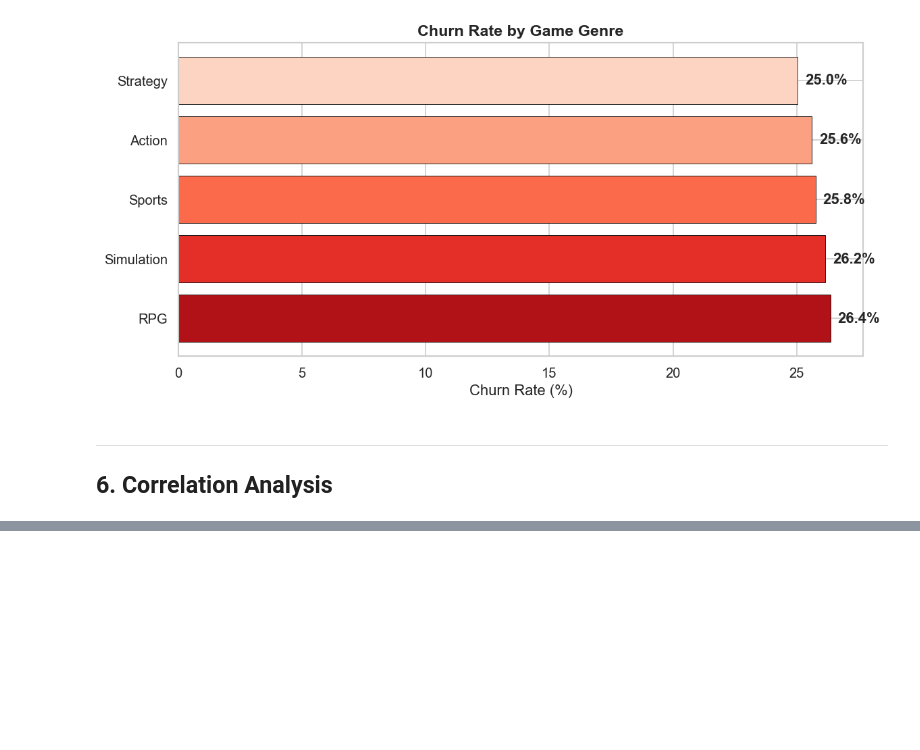
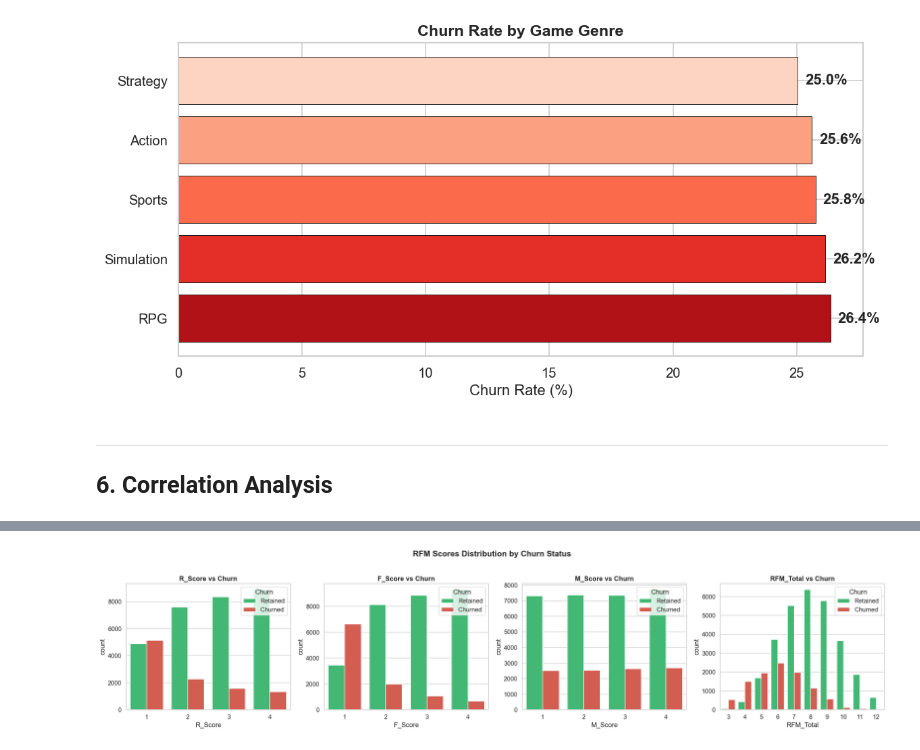
Before and after one commit to addy9051/game_analytics_project, a Jupyter notebook: notebooks/01_exploratory_data_analysis_executed.nbconvert.ipynb, the cells around one changed output, grey strips where cells are left out. Drawn from its saved outputs; the diff is of its cells as text; code cells hidden in the pictures; blank space fills up the shorter version.

```diff
--- a/notebooks/01_exploratory_data_analysis_executed.nbconvert.ipynb
+++ b/notebooks/01_exploratory_data_analysis_executed.nbconvert.ipynb
@@ -673,0 +265,26 @@ SparkSession terminated.
+# %%
+# Derived features
+df = df.withColumn('TotalWeeklyMinutes', F.col('SessionsPerWeek') * F.col('AvgSessionDurationMinutes'))
+df = df.withColumn('AchievementsPerLevel', F.col('AchievementsUnlocked') / (F.col('PlayerLevel') + 1))
+df = df.withColumn('PlayIntensity', F.col('PlayTimeHours') * F.col('SessionsPerWeek'))
+df = df.withColumn('MonetaryProxy', F.col('PlayTimeHours') * (F.col('InGamePurchases') + 1))
+
+# Compute quartile boundaries in PySpark
+r_quantiles = df.approxQuantile('AvgSessionDurationMinutes', [0.25, 0.5, 0.75], 0.01)
+f_quantiles = df.approxQuantile('SessionsPerWeek', [0.25, 0.5, 0.75], 0.01)
+m_quantiles = df.approxQuantile('MonetaryProxy', [0.25, 0.5, 0.75], 0.01)
+
+# Score each dimension 1-4 using PySpark
+def quartile_score(col_name, q):
+    return (F.when(F.col(col_name) <= q[0], 1)
+             .when(F.col(col_name) <= q[1], 2)
+             .when(F.col(col_name) <= q[2], 3)
+             .otherwise(4))
+
+df = df.withColumn('R_Score', quartile_score('AvgSessionDurationMinutes', r_quantiles))
+df = df.withColumn('F_Score', quartile_score('SessionsPerWeek', f_quantiles))
+df = df.withColumn('M_Score', quartile_score('MonetaryProxy', m_quantiles))
+df = df.withColumn('RFM_Total', F.col('R_Score') + F.col('F_Score') + F.col('M_Score'))
+
+print('=== RFM Score Distribution ===')
+df.groupBy('RFM_Total').count().orderBy('RFM_Total').show()
@@ -673,0 +307,16 @@ SparkSession terminated.
+# %%
+# Visualize RFM scores
+rfm_pdf = df.select('R_Score', 'F_Score', 'M_Score', 'RFM_Total', 'Churn_Risk').toPandas()
+
+fig, axes = plt.subplots(1, 4, figsize=(22, 5))
+for i, col in enumerate(['R_Score', 'F_Score', 'M_Score', 'RFM_Total']):
+    sns.countplot(data=rfm_pdf, x=col, hue='Churn_Risk',
+                  palette={0: '#2ecc71', 1: '#e74c3c'}, ax=axes[i])
+    axes[i].set_title(f'{col} vs Churn', fontweight='bold')
+    axes[i].legend(title='Churn', labels=['Retained', 'Churned'])
+plt.suptitle('RFM Scores Distribution by Churn Status', fontsize=16, fontweight='bold', y=1.02)
+plt.tight_layout()
+plt.savefig('../data/processed/chart_rfm_scores.png', bbox_inches='tight')
+plt.show()
+# %% [output]
+[figure, added]
```
Also changed, not shown: parts of 55 cells of this notebook, 3 other files.
